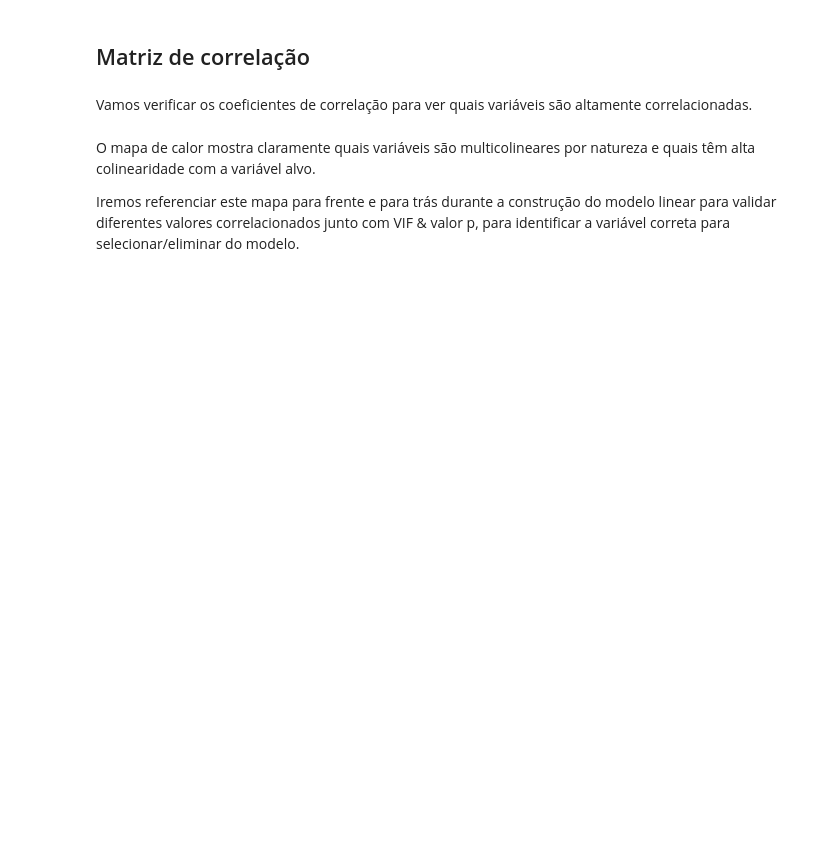
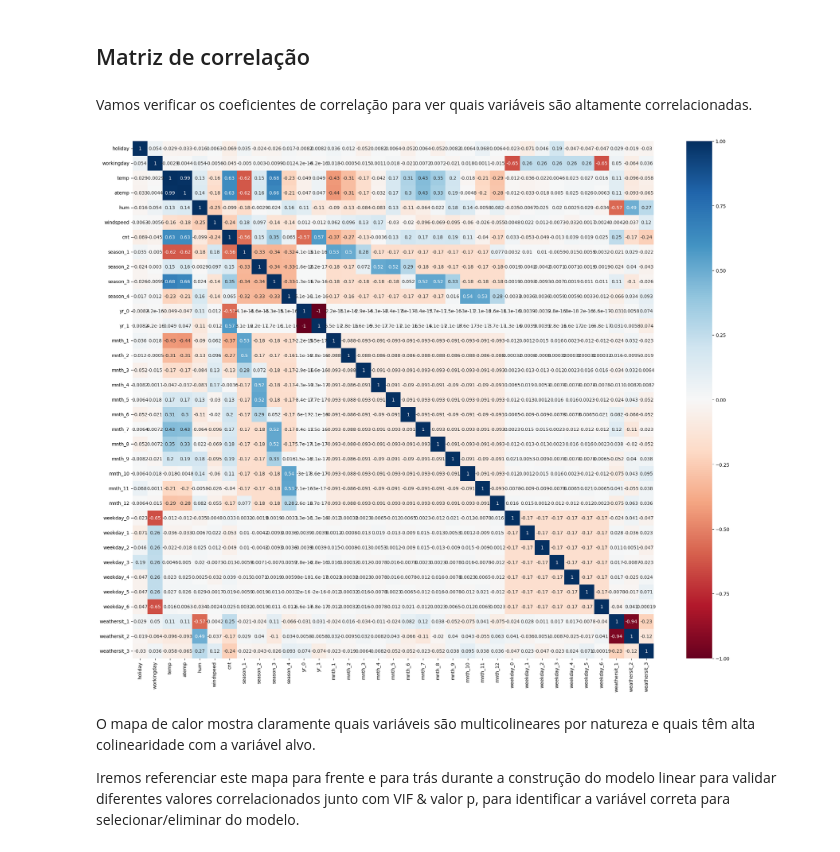
Before and after one commit to FabricioVenturim/linear_regression, a Jupyter notebook: trabalho.ipynb, the cells around one changed output. Drawn from its saved outputs; the diff is of its cells as text; code cells hidden in the pictures; blank space fills up the shorter version.

```diff
--- a/trabalho.ipynb
+++ b/trabalho.ipynb
@@ -323,9 +319,11 @@ plt.show()
 # %% [markdown]
 Vamos verificar os coeficientes de correlação para ver quais variáveis são altamente correlacionadas.
 # %%
-# plt.figure(figsize = (25,20))
-# sns.heatmap(bike_new.corr(), annot = True, cmap="RdBu")
-# plt.show()
+plt.figure(figsize = (25,20))
+sns.heatmap(bike_new.corr(), annot = True, cmap="RdBu")
+plt.show()
+# %% [output]
+[figure, added]
 # %% [markdown]
 O mapa de calor mostra claramente quais variáveis são multicolineares por natureza e quais têm alta colinearidade com a variável alvo.
 
```
Also changed, not shown: parts of 52 cells of this notebook.
